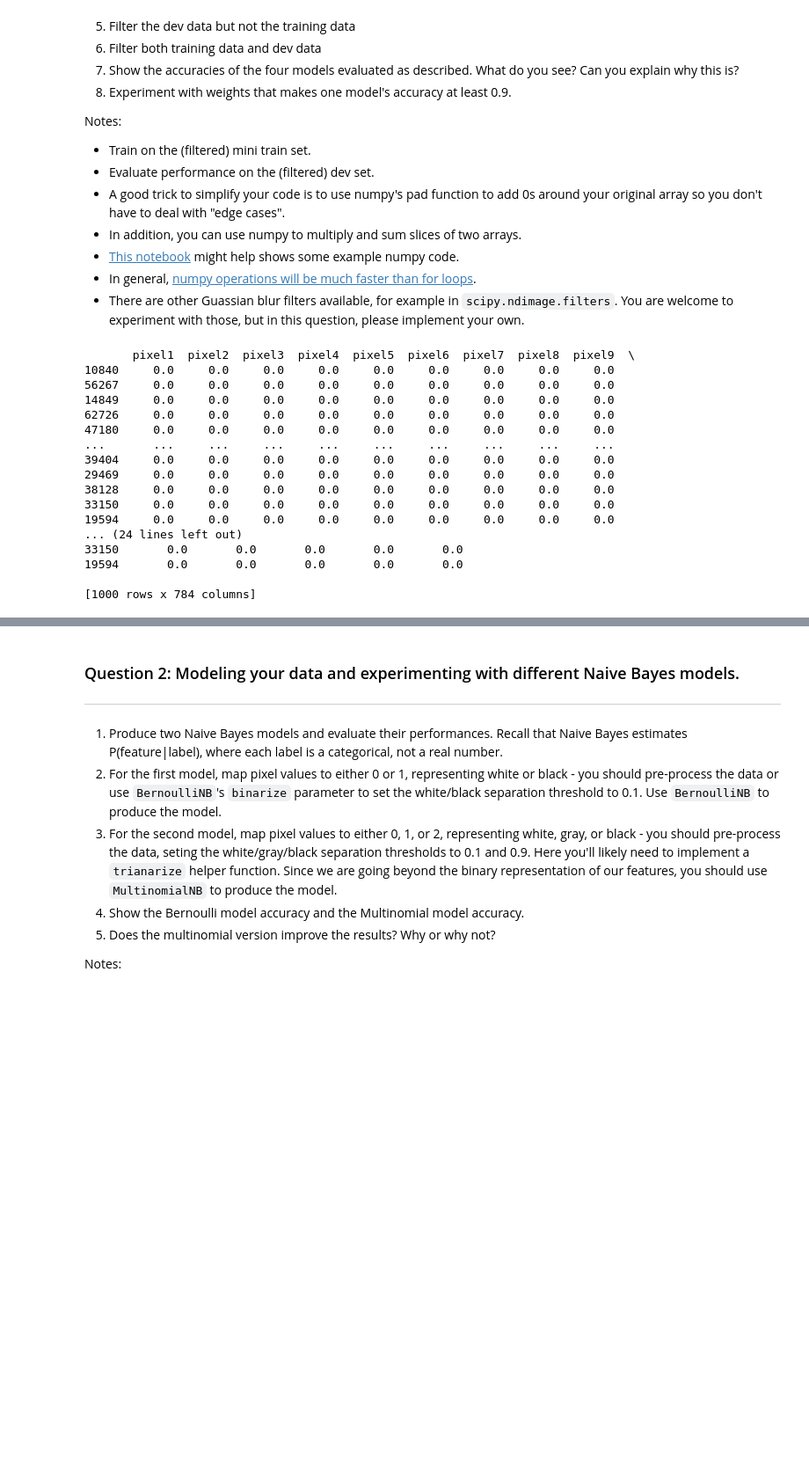
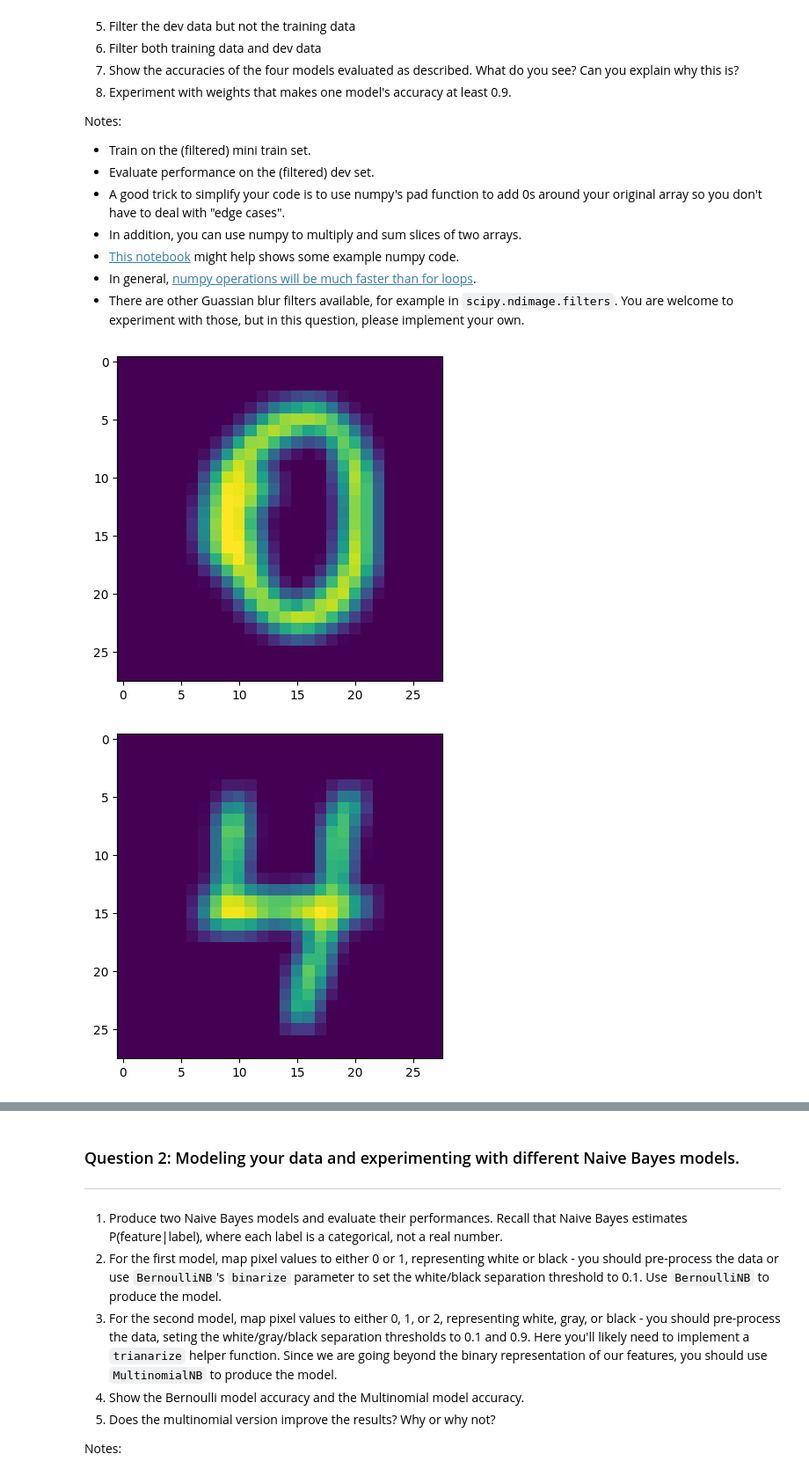
Before and after one commit to scottamacphee/labs, a Jupyter notebook: firstname_lastname_project2.ipynb, the cells around one changed output, grey strips where cells are left out. Shown at 88% size. Cells and saved outputs as stored; diff of their text form; code cells hidden in the pictures; blank space fills up the shorter version.

```diff
--- a/firstname_lastname_project2.ipynb
+++ b/firstname_lastname_project2.ipynb
@@ -118,38 +118,32 @@ Notes:
 # %%
 def blur(data):
   blurred_data = []
-  w = 0.5  # this weighting results in best dev accuracy for filter train & dev
+  w = .9  # this weighting results in best dev accuracy for filter train & dev
   for i in range(data.shape[0]):
       grid = data[i].reshape(28, 28)
       f = np.zeros((28, 28))
       for i in range(28):
           for j in range(28):
               f[i,j] = grid[i,j] + np.sum(grid[i-1:i+2, j-1:j+2]) / w
       blurred_data.append(f.flatten())
   return blurred_data
 
 def Q1():
   ### STUDENT START ###
-  print(mini_train_data)
+
+  # Set data to the mini_train_data values and apply the blur function above to the data
+  data=mini_train_data.values
+  blurred_data=blur(data)
+  # Show the first 10 images of the blurred_data set
+  for i in range(5):
+    plt.imshow(blurred_data[i].reshape(28, 28))
+    plt.show()
+
+
 
   ### STUDENT END ###
 
 Q1()
 # %% [output]
-       pixel1  pixel2  pixel3  pixel4  pixel5  pixel6  pixel7  pixel8  pixel9  \
-10840     0.0     0.0     0.0     0.0     0.0     0.0     0.0     0.0     0.0
-56267     0.0     0.0     0.0     0.0     0.0     0.0     0.0     0.0     0.0
-14849     0.0     0.0     0.0     0.0     0.0     0.0     0.0     0.0     0.0
-62726     0.0     0.0     0.0     0.0     0.0     0.0     0.0     0.0     0.0
-47180     0.0     0.0     0.0     0.0     0.0     0.0     0.0     0.0     0.0
-...       ...     ...     ...     ...     ...     ...     ...     ...     ...
-39404     0.0     0.0     0.0     0.0     0.0     0.0     0.0     0.0     0.0
-29469     0.0     0.0     0.0     0.0     0.0     0.0     0.0     0.0     0.0
-38128     0.0     0.0     0.0     0.0     0.0     0.0     0.0     0.0     0.0
-33150     0.0     0.0     0.0     0.0     0.0     0.0     0.0     0.0     0.0
-19594     0.0     0.0     0.0     0.0     0.0     0.0     0.0     0.0     0.0
-... (24 lines left out)
-33150       0.0       0.0       0.0       0.0       0.0
-19594       0.0       0.0       0.0       0.0       0.0
-
-[1000 rows x 784 columns]
+[figure, added]
+[figure, added]
```
Also changed, not shown: parts of 4 cells of this notebook.
